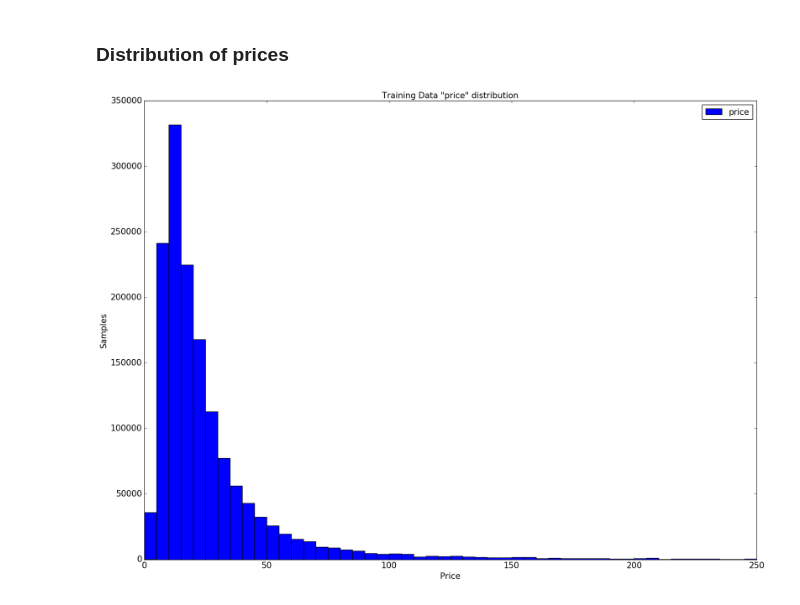
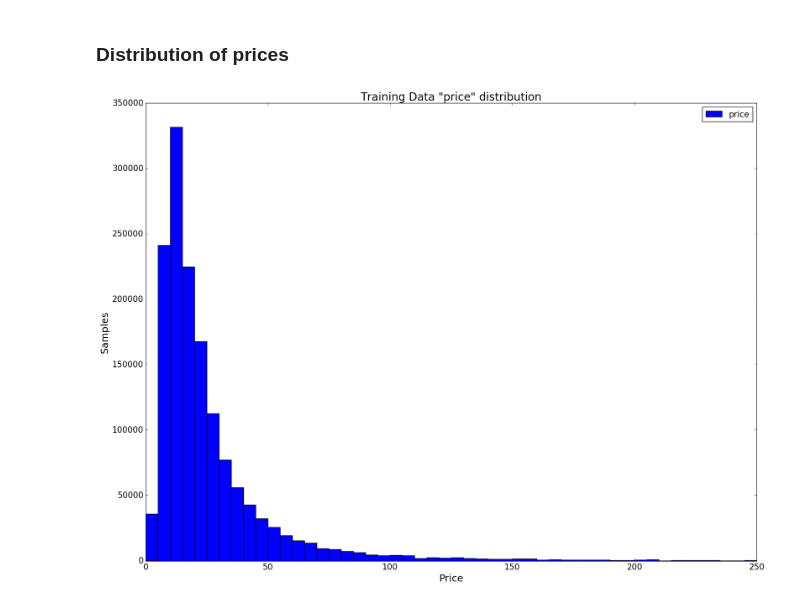
Before and after one commit to mercari-price-prediction/mercari-price-prediction, a Jupyter notebook: code/Exploratory_Data_Analysis.ipynb, the cells around one changed output. Drawn from its saved outputs; the diff is of its cells as text; code cells hidden in the pictures.

```diff
--- a/code/Exploratory_Data_Analysis.ipynb
+++ b/code/Exploratory_Data_Analysis.ipynb
@@ -23,13 +23,13 @@ df_test = pd.read_csv('../../../data/test.tsv', sep='\t')
 # %%
 fig = plt.figure(figsize=(20, 15))
 plt.hist(df_train['price'], bins=50, range=[0,250], label='price')
 plt.title('Training Data "price" distribution', fontsize=20)
 plt.xlabel('Price', fontsize=18)
-plt.ylabel('Samples', fontsize=20)
+plt.ylabel('Samples', fontsize=18)
 plt.xticks(fontsize=15)
 plt.yticks(fontsize=15)
 plt.legend(fontsize=15)
 plt.show()
-#fig.savefig('trainPrice.png', bbox_inches='tight')
+fig.savefig('trainPrice.png', bbox_inches='tight')
 # %% [output]
-[figure, old version]
+[figure, new version]
```
